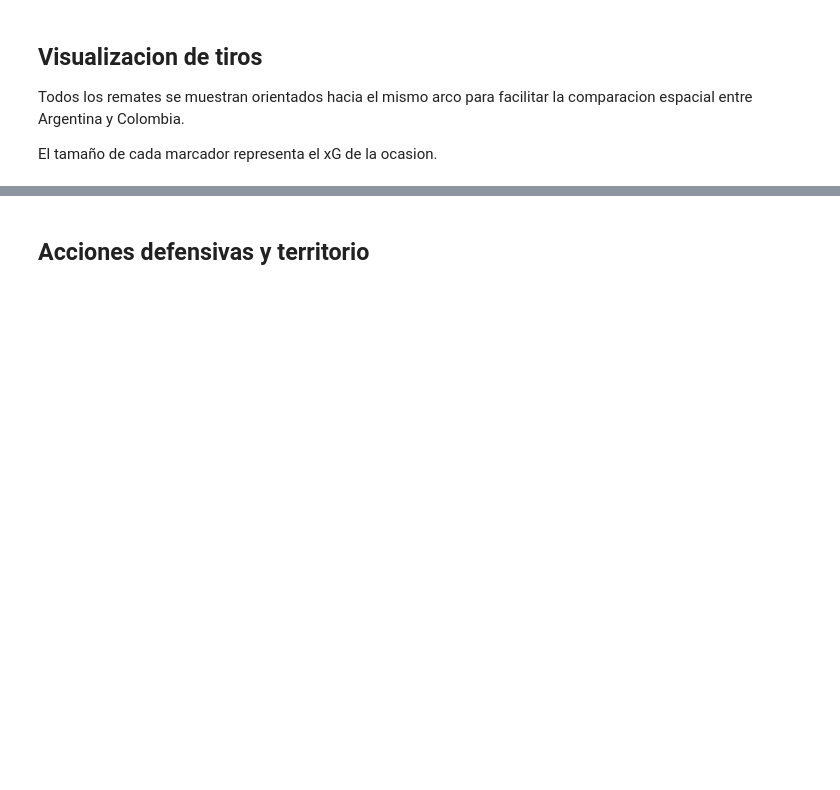
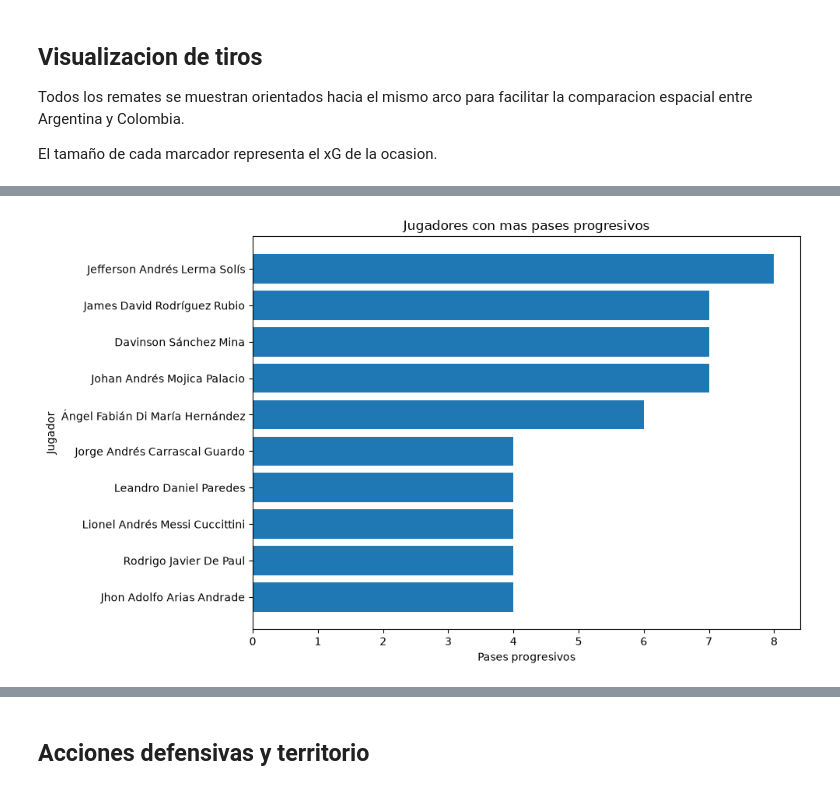
Before and after one commit to manupardo29/football-match-analysis, a Jupyter notebook: notebooks/01_primer_analisis.ipynb, the cells around one changed output, grey strips where cells are left out. Saved outputs shown, nothing was run; the diff lists cells and outputs as text; code cells hidden in the pictures; blank space fills up the shorter version.

```diff
--- a/notebooks/01_primer_analisis.ipynb
+++ b/notebooks/01_primer_analisis.ipynb
@@ -370,0 +738,17 @@ plt.show()
+# %%
+resumen_progresion_jugadores["porcentaje_progresivos"] = (
+    resumen_progresion_jugadores["pases_progresivos"]
+    / resumen_progresion_jugadores["pases_completados_en_juego"]
+    * 100
+)
+# %%
+resumen_progresion_jugadores = resumen_progresion_jugadores.sort_values(
+    by="pases_progresivos",
+    ascending=False
+)
+
+resumen_progresion_jugadores = resumen_progresion_jugadores.round(2)
+
+resumen_progresion_jugadores = resumen_progresion_jugadores.reset_index()
+
+resumen_progresion_jugadores
@@ -370,0 +779,4 @@ plt.show()
+# %%
+top_progresivos = resumen_progresion_jugadores.head(10)
+
+top_progresivos
@@ -370,0 +795,25 @@ plt.show()
+# %%
+fig, ax = plt.subplots(figsize=(10, 6))
+
+ax.barh(
+    top_progresivos["player.name"],
+    top_progresivos["pases_progresivos"]
+)
+
+ax.set_xlabel("Pases progresivos")
+ax.set_ylabel("Jugador")
+ax.set_title("Jugadores con mas pases progresivos")
+
+ax.invert_yaxis()
+
+plt.tight_layout()
+
+plt.savefig(
+    "../outputs/figures/pases_progresivos_argentina_colombia.png",
+    dpi=300,
+    bbox_inches="tight"
+)
+
+plt.show()
+# %% [output]
+[figure, added]
```
Also changed, not shown: parts of 36 cells of this notebook, 4 other files.
